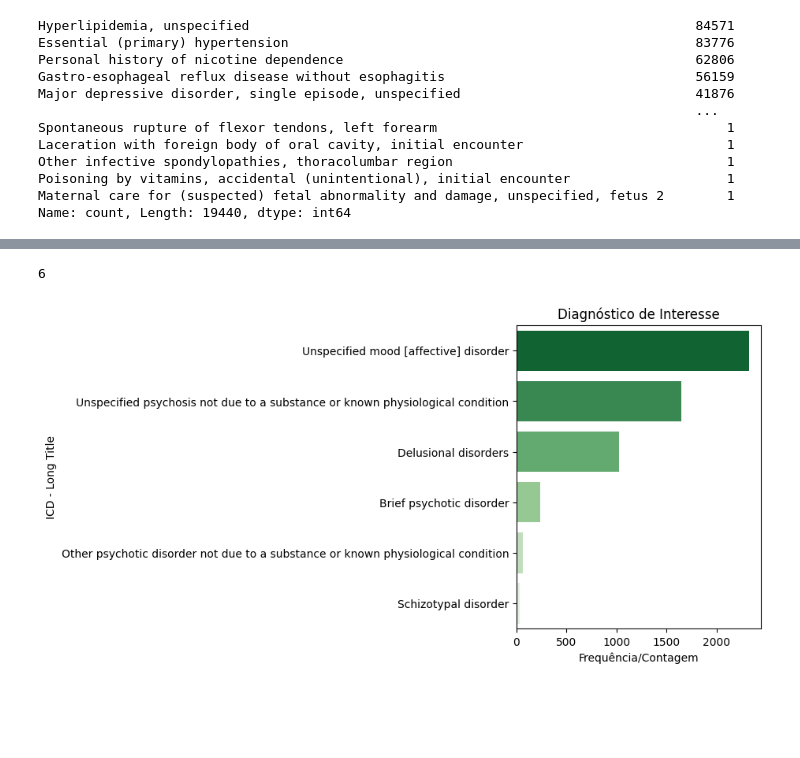
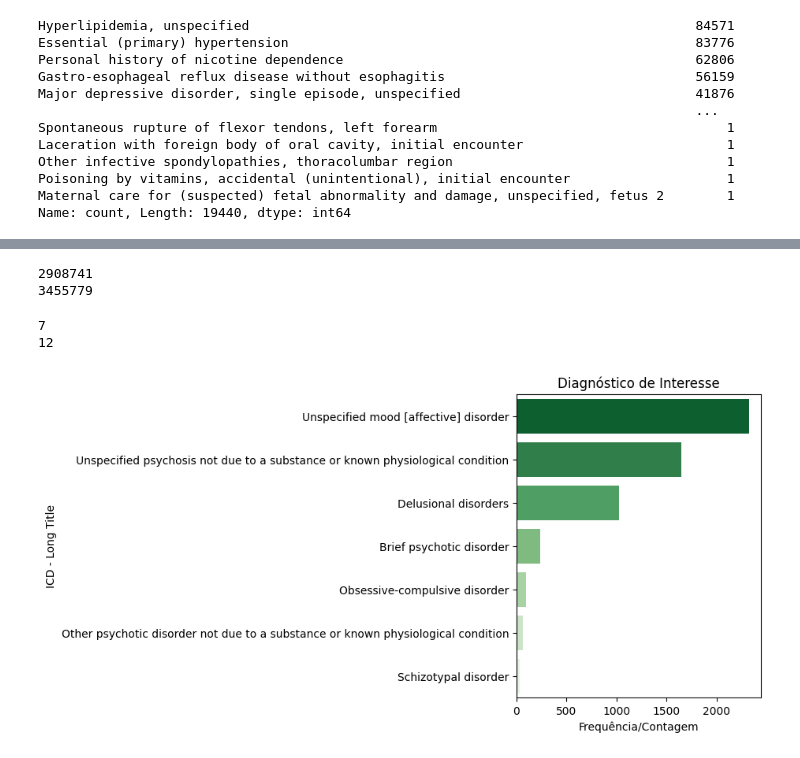
Before and after one commit to lucasdblucas/ehr-model, a Jupyter notebook: exploration/explorer.ipynb, the cells around one changed output, grey strips where cells are left out. Cells and saved outputs as stored; diff of their text form; code cells hidden in the pictures; blank space fills up the shorter version.

```diff
--- a/exploration/explorer.ipynb
+++ b/exploration/explorer.ipynb
@@ -185,8 +200,8 @@ Poisoning by vitamins, accidental (unintentional), initial encounter
 Maternal care for (suspected) fetal abnormality and damage, unspecified, fetus 2        1
 Name: count, Length: 19440, dtype: int64
 # %%
-of_interest_list = ["F" + str(n) for n in range(20, 40)]
-of_interest_list
+interest_list = ["F" + str(n) for n in range(20, 49)]
+interest_list
 # %% [output]
 ['F20',
  'F21',
@@ -211,18 +262,30 @@ of_interest_list
 # %%
-df_diagnoses_of_interest = df_diagnoses_v10.loc[df_diagnoses_v10["icd_code"].isin(of_interest_list)]
+df_diagnoses_of_interest_v10 = df_diagnoses_v10.loc[df_diagnoses_v10["icd_code"].isin(interest_list)]
+df_diagnoses_of_interest_v9 = df_diagnoses_v9.loc[df_diagnoses_v9["icd_code"].isin(interest_list_v9)]
+# %%
+print(len(df_diagnoses_v9.index))
+print(len(df_diagnoses_v10.index))
+# %% [output]
+2908741
+3455779
 # %%
-df_diagnoses_of_interest_count = df_diagnoses_of_interest["icd_code"].value_counts()
-df_diagnoses_of_interest_count.index = [df_d_diagnoses[df_d_diagnoses["icd_code"] == index]["long_title"].values[0] for index in df_diagnoses_of_interest_count.index]
-print(len(df_diagnoses_of_interest_count.index))
+df_diagnoses_of_interest_count_v10 = df_diagnoses_of_interest_v10["icd_code"].value_counts()
+df_diagnoses_of_interest_count_v10.index = [df_d_diagnoses[df_d_diagnoses["icd_code"] == index]["long_title"].values[0] for index in df_diagnoses_of_interest_count_v10.index]
+print(len(df_diagnoses_of_interest_count_v10.index))
+
+df_diagnoses_of_interest_count_v9 = df_diagnoses_of_interest_v9["icd_code"].value_counts()
+df_diagnoses_of_interest_count_v9.index = [df_d_diagnoses[df_d_diagnoses["icd_code"] == index]["long_title"].values[0] for index in df_diagnoses_of_interest_count_v9.index]
+print(len(df_diagnoses_of_interest_count_v9.index))
 # %% [output]
-6
+7
+12
 # %%
 plt.figure(figsize=(4,5))
-sns.barplot(x=df_diagnoses_of_interest_count.values, y=df_diagnoses_of_interest_count.index, hue=df_diagnoses_of_interest_count.index, palette='Greens_r', dodge=False, legend=False, orient="h")
+sns.barplot(x=df_diagnoses_of_interest_count_v10.values, y=df_diagnoses_of_interest_count_v10.index, hue=df_diagnoses_of_interest_count_v10.index, palette='Greens_r', dodge=False, legend=False, orient="h")
 plt.title('Diagnóstico de Interesse')
 plt.xlabel('Frequência/Contagem')
 plt.ylabel('ICD - Long Title')
 plt.tight_layout()
 plt.show()
 # %% [output]
-[figure, old version]
+[figure, new version]
```
Also changed, not shown: parts of 7 cells of this notebook, 1 other file.
